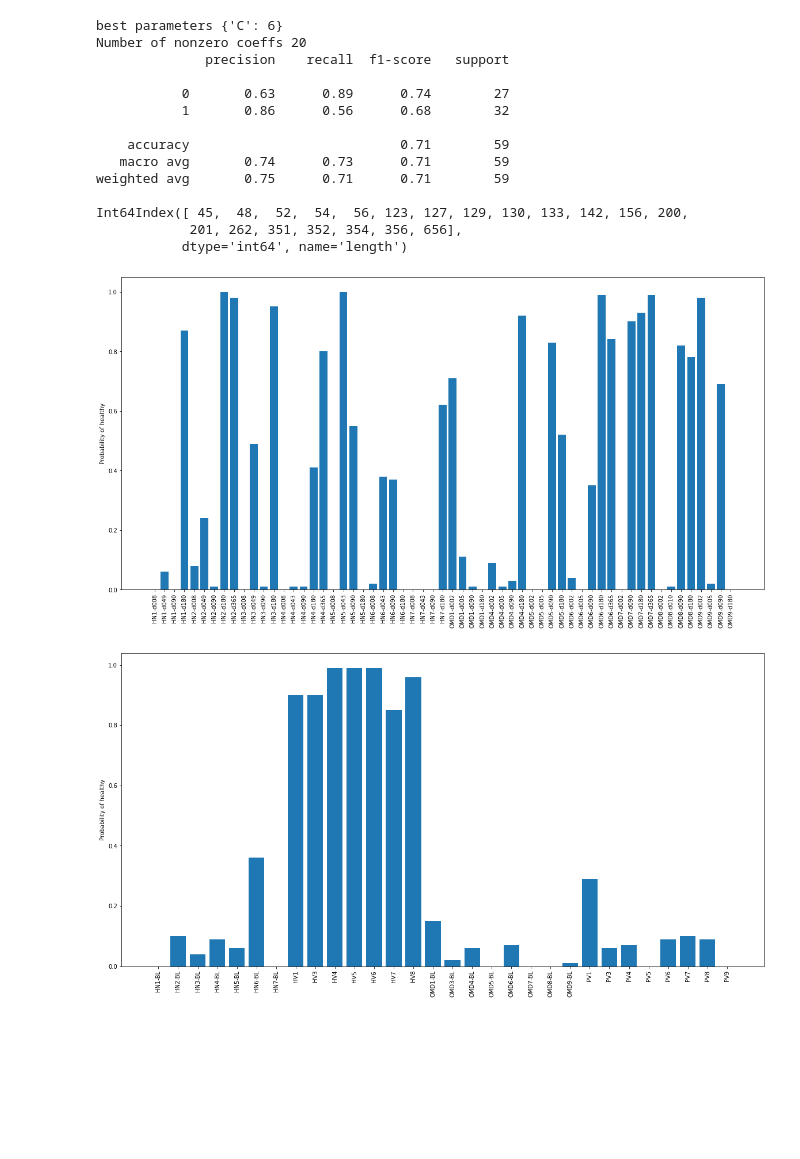
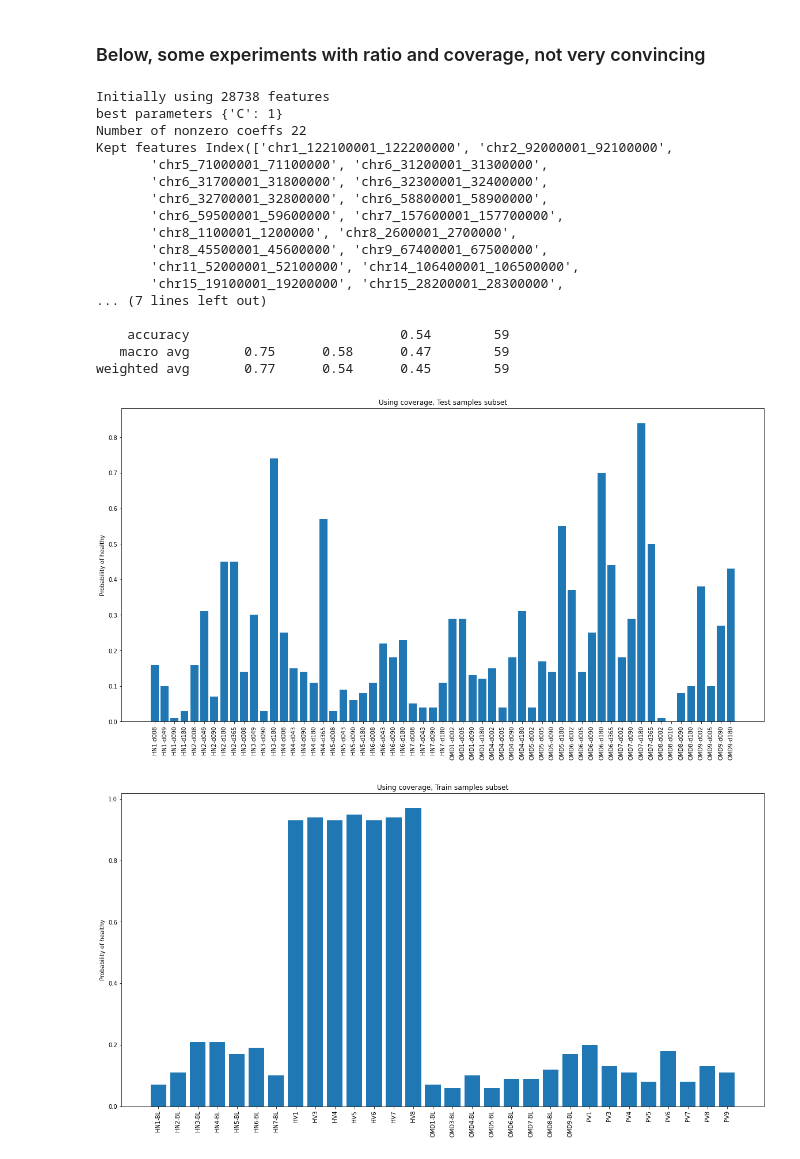
Before and after one commit to cctrotte/bioinfo, a Jupyter notebook: eda.ipynb, the cells around one changed output. Cells and saved outputs as stored; diff of their text form; code cells hidden in the pictures; blank space fills up the shorter version.

```diff
--- a/eda.ipynb
+++ b/eda.ipynb
@@ -10,21 +17,0 @@ from sklearn.model_selection import LeaveOneOut, GridSearchCV, KFold
-# %%
-def load_and_preprocess_data():
-    uniqcounts = pd.read_csv("data/uniqcounts.tsv", sep="\t")
-    samplemap = pd.read_csv("data/samplemap.tsv", sep = "\t")
-
-    sig = pd.read_csv("data/celltype_signatures_added_missingHV3.tsv", sep="\t")
-    ratio = pd.read_csv("data/100kb_binned_SLratio.tsv", sep = "\t")
-    cov = pd.read_csv("data/100kb_binned_coverage.tsv", sep = "\t")
-    # set index and replace nan by 0
-    uniqcounts = uniqcounts.set_index('length').T.fillna(0)
-    uniqcounts.index.names = ['sample']
-    samplemap.set_index('sample', inplace=True)
-    sig.set_index('sample', inplace = True)
-    # change format
-    sig = sig.pivot(columns='region-set', values='Dip area').merge(sig.pivot(columns='region-set', values='Dip depth'),
-                                                                     right_index=True, left_index=True, suffixes=('_area', '_depth'))
-    # drop samples with dropout == yes
-    samplemap = samplemap[samplemap.dropout != "yes"]
-    uniqcounts = uniqcounts.loc[samplemap.index]
-    sig = sig.loc[samplemap.index]
-    return uniqcounts, samplemap, sig, ratio, cov
@@ -104,0 +148,8 @@ pd.concat((uniqcounts[[118, 250]],uniqcounts.mean(axis=1) ), axis = 1)
+# %%
+train_samples, test_samples = train_test(samplemap, include_hn=True)
+# %%
+for feature_df in [uniqcounts, sig]:
+    print(f"Using {feature_df.name} as features")
+    columns_uniqcounts = pipeline(
+        feature_df, train_samples, test_samples, parameters={"C": [0.1, 1, 2, 5, 10]}
+    )
@@ -123,21 +360,27 @@ Int64Index([70, 110, 250, 280, 0], dtype='int64')
+# %% [markdown]
+### Below, some experiments with ratio and coverage, not very convincing
 # %%
-# only uniqcounts
-columns_uniqcounts = pipeline(uniqcounts, train_samples, test_samples,  parameters = {'C': [5,6,7,8,9,10]}, return_features = True)
-print(columns_uniqcounts)
+# coverage
+columns_cov = pipeline(
+    cov, train_samples, test_samples, parameters={"C": [0.5, 1, 2, 10, 100]}
+)
 # %% [output]
-best parameters {'C': 6}
-Number of nonzero coeffs 20
-              precision    recall  f1-score   support
+Initially using 28738 features
+best parameters {'C': 1}
+Number of nonzero coeffs 22
+Kept features Index(['chr1_122100001_122200000', 'chr2_92000001_92100000',
+       'chr5_71000001_71100000', 'chr6_31200001_31300000',
+       'chr6_31700001_31800000', 'chr6_32300001_32400000',
+       'chr6_32700001_32800000', 'chr6_58800001_58900000',
+       'chr6_59500001_59600000', 'chr7_157600001_157700000',
+       'chr8_1100001_1200000', 'chr8_2600001_2700000',
+       'chr8_45500001_45600000', 'chr9_67400001_67500000',
+       'chr11_52000001_52100000', 'chr14_106400001_106500000',
+       'chr15_19100001_19200000', 'chr15_28200001_28300000',
+... (7 lines left out)
 
-           0       0.63      0.89      0.74        27
-           1       0.86      0.56      0.68        32
-
-    accuracy                           0.71        59
-   macro avg       0.74      0.73      0.71        59
-weighted avg       0.75      0.71      0.71        59
-
-Int64Index([ 45,  48,  52,  54,  56, 123, 127, 129, 130, 133, 142, 156, 200,
-            201, 262, 351, 352, 354, 356, 656],
-           dtype='int64', name='length')
+    accuracy                           0.54        59
+   macro avg       0.75      0.58      0.47        59
+weighted avg       0.77      0.54      0.45        59
-[figure, old version]
+[figure, new version]
-[figure, old version]
+[figure, new version]
```
Also changed, not shown: parts of 25 cells of this notebook, 2 other files.
